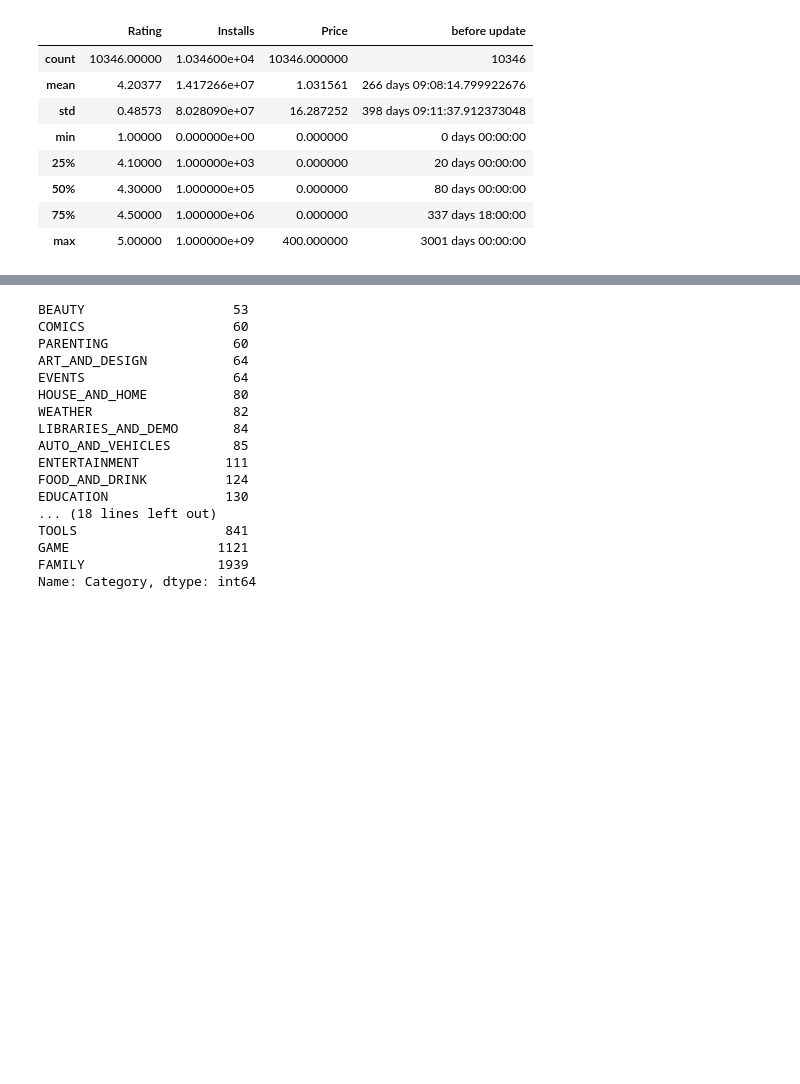
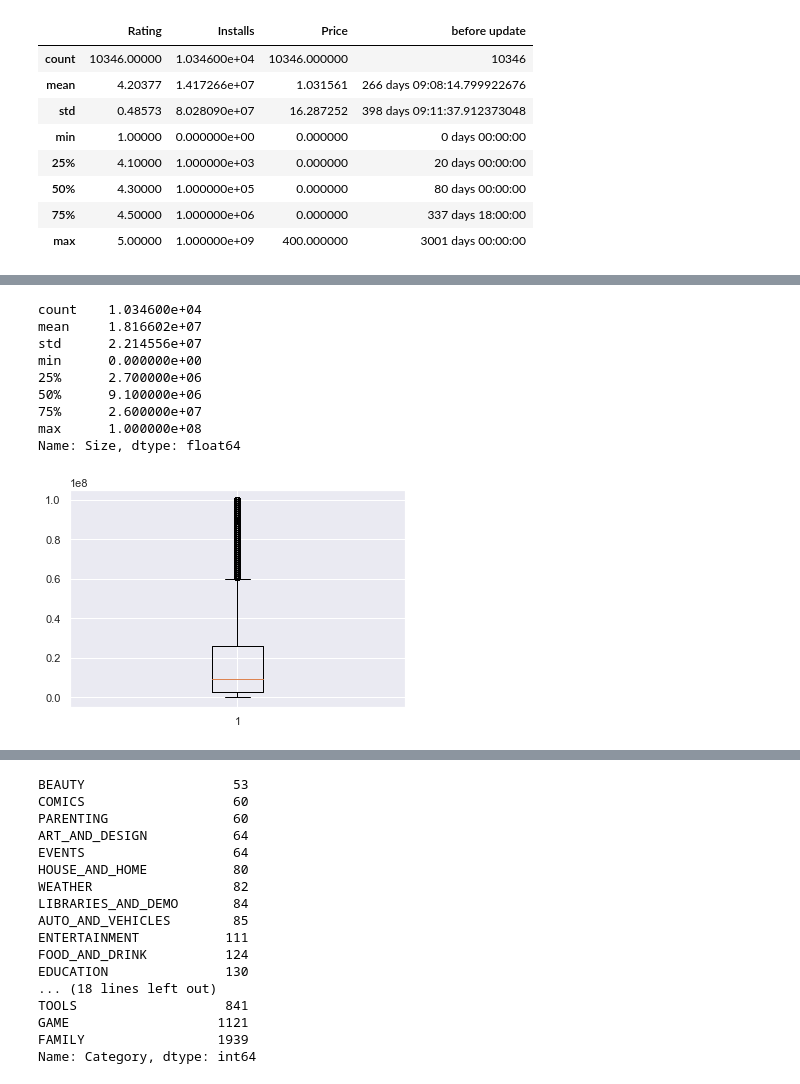
Before and after one commit to nguyengoc16/DataScience, a Jupyter notebook: GGplaystore-checkpoint.ipynb, the cells around one changed output, grey strips where cells are left out. Cells and saved outputs as stored; diff of their text form; code cells hidden in the pictures; blank space fills up the shorter version.

```diff
--- a/GGplaystore-checkpoint.ipynb
+++ b/GGplaystore-checkpoint.ipynb
@@ -186,0 +217,14 @@ google_data.describe()
+# %%
+plt.boxplot(google_data['Size'])
+google_data['Size'].describe()
+# %% [output]
+count    1.034600e+04
+mean     1.816602e+07
+std      2.214556e+07
+min      0.000000e+00
+25%      2.700000e+06
+50%      9.100000e+06
+75%      2.600000e+07
+max      1.000000e+08
+Name: Size, dtype: float64
+[figure, added]
```
Also changed, not shown: parts of 23 cells of this notebook.
